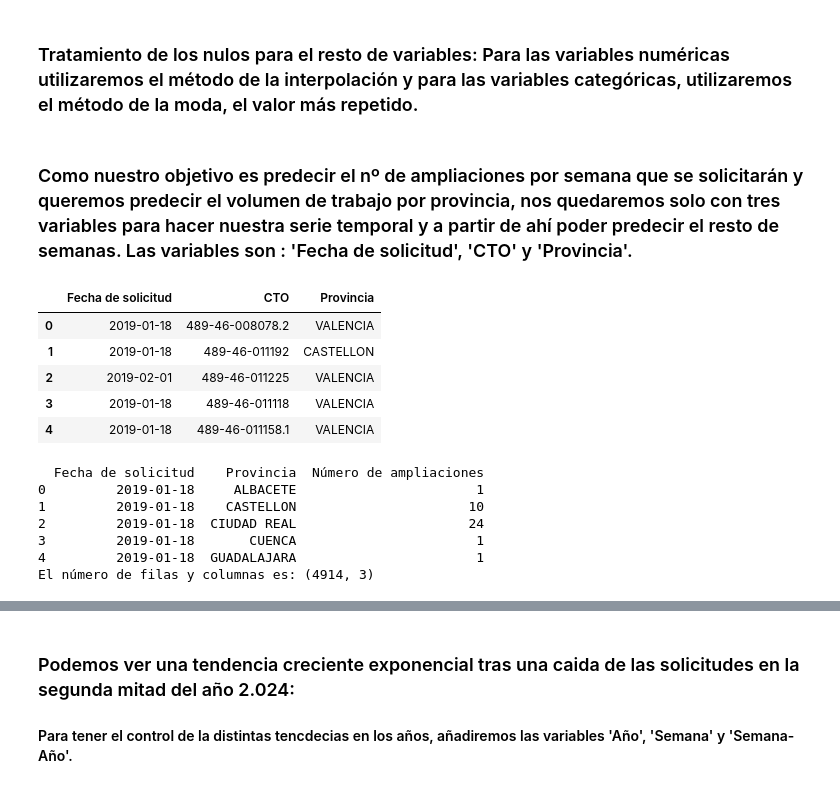
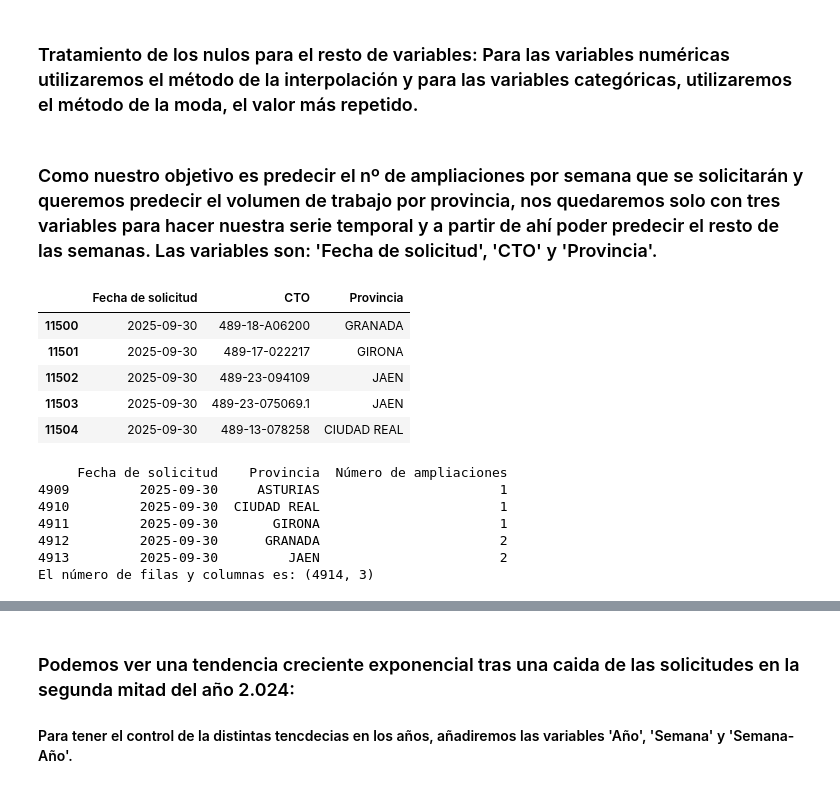
Before and after one commit to JhonFajardoRodas/TFM-GIT, a Jupyter notebook: Notebooks Python/exploringNotebook.ipynb, the cells around one changed output, grey strips where cells are left out. Saved outputs shown, nothing was run; the diff lists cells and outputs as text; code cells hidden in the pictures.

```diff
--- a/Notebooks Python/exploringNotebook.ipynb
+++ b/Notebooks Python/exploringNotebook.ipynb
@@ -132,38 +114,38 @@ Columnas eliminadas por tener más del 60.0% de valores nulos:
 # %% [markdown]
 ### Tratamiento de los nulos para el resto de variables: Para las variables numéricas utilizaremos el método de la interpolación y para las variables categóricas, utilizaremos el método de la moda, el valor más repetido.
 # %% [markdown]
-### Como nuestro objetivo es predecir el nº de ampliaciones por semana que se solicitarán y queremos predecir el volumen de trabajo por provincia, nos quedaremos solo con tres variables para hacer nuestra serie temporal y a partir de ahí poder predecir el resto de semanas. Las variables son : 'Fecha de solicitud', 'CTO' y 'Provincia'.
+### Como nuestro objetivo es predecir el nº de ampliaciones por semana que se solicitarán y queremos predecir el volumen de trabajo por provincia, nos quedaremos solo con tres variables para hacer nuestra serie temporal y a partir de ahí poder predecir el resto de las semanas. Las variables son: 'Fecha de solicitud', 'CTO' y 'Provincia'.
 # %%
 # Selección de variables para el modelo
 cols_model = ['Fecha de solicitud', 'CTO', 'Provincia']
 df_CTO_ST = df_CTO[cols_model].copy()
 
-df_CTO_ST.head()
+df_CTO_ST.tail()
 # %% [output]
 |  | Fecha de solicitud | CTO | Provincia |
-| 0 | 2019-01-18 | 489-46-008078.2 | VALENCIA |
-| 1 | 2019-01-18 | 489-46-011192 | CASTELLON |
-| 2 | 2019-02-01 | 489-46-011225 | VALENCIA |
-| 3 | 2019-01-18 | 489-46-011118 | VALENCIA |
-| 4 | 2019-01-18 | 489-46-011158.1 | VALENCIA |
+| 11500 | 2025-09-30 | 489-18-A06200 | GRANADA |
+| 11501 | 2025-09-30 | 489-17-022217 | GIRONA |
+| 11502 | 2025-09-30 | 489-23-094109 | JAEN |
+| 11503 | 2025-09-30 | 489-23-075069.1 | JAEN |
+| 11504 | 2025-09-30 | 489-13-078258 | CIUDAD REAL |
 # %%
 # Análisis exploratorio de datos, primero agrupamos las ampliaciones por día para ver la tendencia
 df_CTO_ST = (
     df_CTO_ST.groupby([pd.Grouper(key='Fecha de solicitud'),'Provincia'])
     .size()
     .reset_index(name='Número de ampliaciones'))
-print(df_CTO_ST.head())
+print(df_CTO_ST.tail())
 print(f"El número de filas y columnas es: {df_CTO_ST.shape}")
 
 archivo_original_df = 'modeloST_CTO_provincia.csv'
 df_CTO_ST.to_csv(archivo_original_df, index=False, decimal=',', sep=';')
 # %% [output]
-  Fecha de solicitud    Provincia  Número de ampliaciones
-0         2019-01-18     ALBACETE                       1
-1         2019-01-18    CASTELLON                      10
-2         2019-01-18  CIUDAD REAL                      24
-3         2019-01-18       CUENCA                       1
-4         2019-01-18  GUADALAJARA                       1
+     Fecha de solicitud    Provincia  Número de ampliaciones
+4909         2025-09-30     ASTURIAS                       1
+4910         2025-09-30  CIUDAD REAL                       1
+4911         2025-09-30       GIRONA                       1
+4912         2025-09-30      GRANADA                       2
+4913         2025-09-30         JAEN                       2
 El número de filas y columnas es: (4914, 3)
 # %%
 # Visualzación de datos
```
Also changed, not shown: parts of 12 cells of this notebook, 11 other files.
